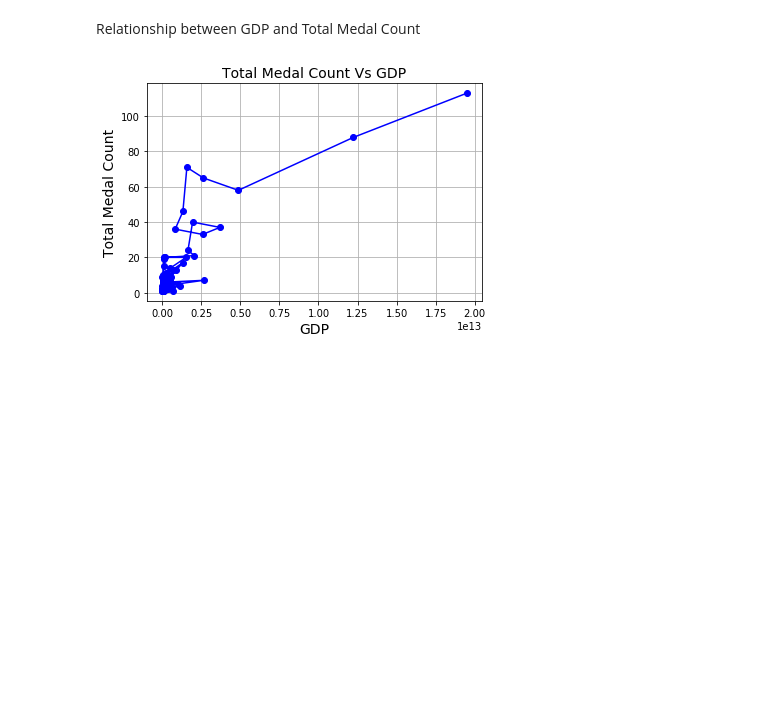
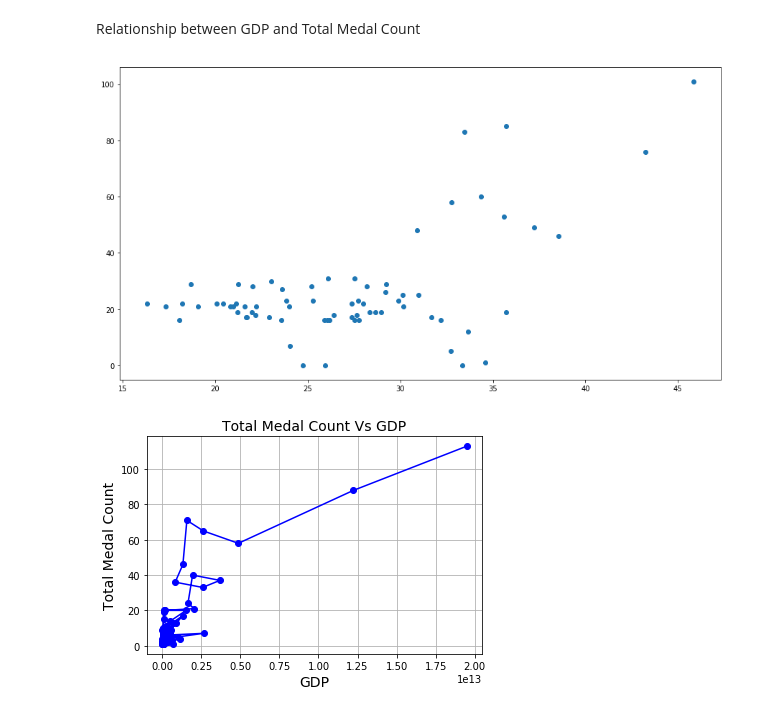
Before and after one commit to hyunsukr/DS5100-Final, a Jupyter notebook: analysis/jupyter_notebooks/eda.ipynb, the cells around one changed output. Cells and saved outputs as stored; diff of their text form; code cells hidden in the pictures; blank space fills up the shorter version.

```diff
--- a/analysis/jupyter_notebooks/eda.ipynb
+++ b/analysis/jupyter_notebooks/eda.ipynb
@@ -106,4 +107,11 @@ plt.show()
 [figure]
 # %% [markdown]
 Relationship between GDP and Total Medal Count
+# %%
+gdp = np.sqrt(np.sqrt(np.sqrt(df["GDP"])))
+total = df["Total"]^20
+plt.scatter(gdp, total)
+plt.show()
+# %% [output]
+[figure, added]
 # %%
```
Also changed, not shown: parts of 2 cells of this notebook, 1 other file.
